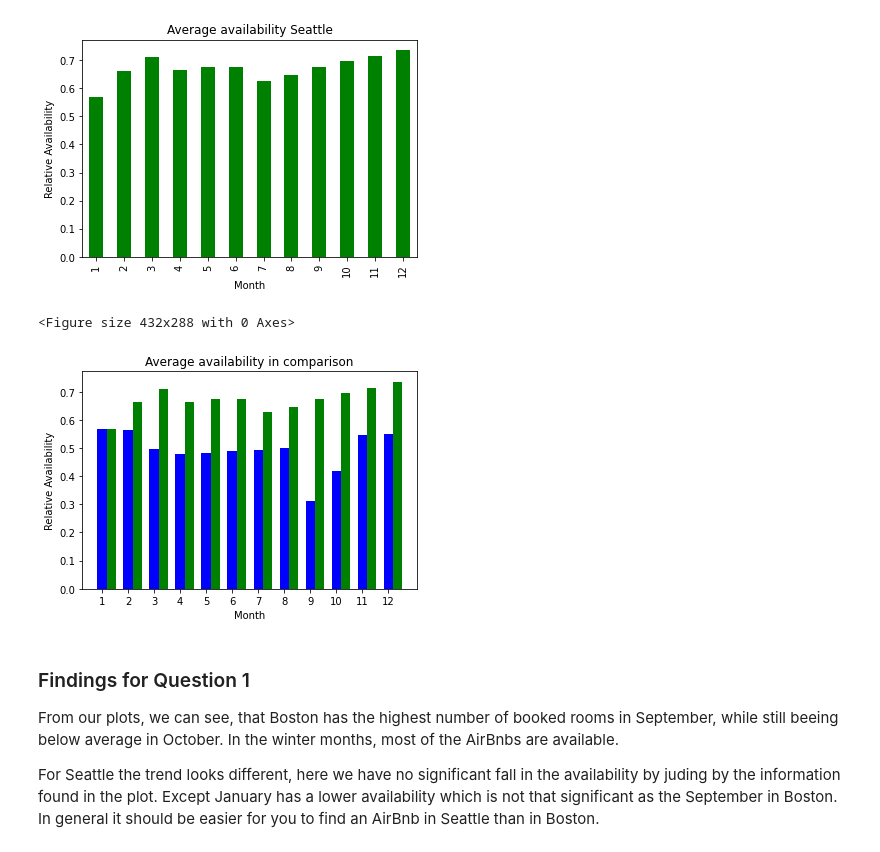
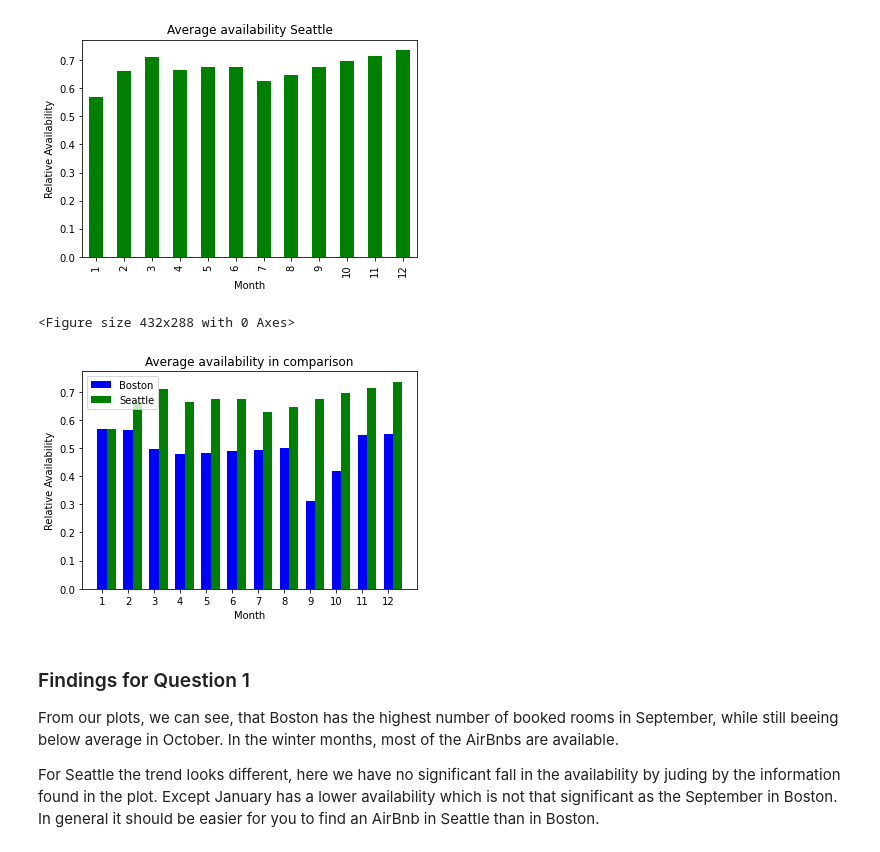
Before and after one commit to foxriver76/airbnb_analysis, a Jupyter notebook: analyze.ipynb, the cells around one changed output. Saved outputs shown, nothing was run; the diff lists cells and outputs as text; code cells hidden in the pictures.

```diff
--- a/analyze.ipynb
+++ b/analyze.ipynb
@@ -199,22 +199,24 @@ seattle_grouped_df.plot(
 # %%
 # Lets compare both in one chart
 bar_width = 0.35
 
 plt.figure();
 fig, ax = plt.subplots()
 
 ax.bar(boston_grouped_df.index, boston_grouped_df.values.ravel(), bar_width, color='blue')
 ax.bar(seattle_grouped_df.index + bar_width, seattle_grouped_df.values.ravel(), bar_width, color='green')
 
 ax.set_xlabel('Month')
 ax.set_ylabel('Relative Availability')
 ax.set_title('Average availability in comparison')
 ax.set_xticks(seattle_grouped_df.index)
+ax.legend(['Boston', 'Seattle'])
+
 
 plt.show();
 # %% [output]
 <Figure size 432x288 with 0 Axes>
-[figure, old version]
+[figure, new version]
 # %% [markdown]
 ### Findings for Question 1
 From our plots, we can see, that Boston has the highest number of booked rooms in September, while still beeing below average in October. In the winter months, most of the AirBnbs are available.
```
Also changed, not shown: parts of 13 cells of this notebook, 1 other file.
